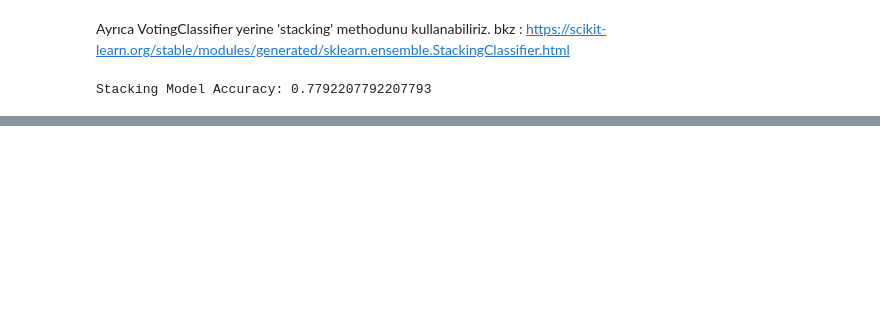
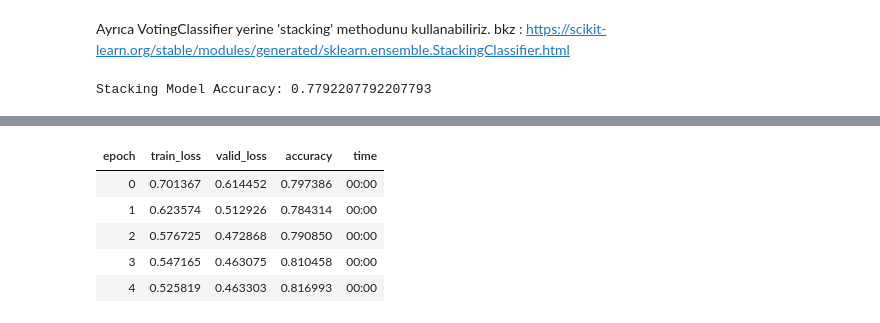
Before and after one commit to baranbingol1/ml-projects, a Jupyter notebook: Diyabet Veriseti Analiz ve Modelleme.ipynb, the cells around one changed output, grey strips where cells are left out. Saved outputs shown, nothing was run; the diff lists cells and outputs as text; code cells hidden in the pictures; blank space fills up the shorter version.

```diff
--- a/Diyabet Veriseti Analiz ve Modelleme.ipynb
+++ b/Diyabet Veriseti Analiz ve Modelleme.ipynb
@@ -453,0 +485,12 @@ plt.title('Gradient Boosting Classifier Öznitelik Önemleri');
+# %%
+# derin öğrenme modeli
+learn = tabular_learner(dls, metrics=accuracy)
+# modeli eğitelim
+learn.fit_one_cycle(5)
+# %% [output]
+| epoch | train_loss | valid_loss | accuracy | time |
+| 0 | 0.701367 | 0.614452 | 0.797386 | 00:00 |
+| 1 | 0.623574 | 0.512926 | 0.784314 | 00:00 |
+| 2 | 0.576725 | 0.472868 | 0.790850 | 00:00 |
+| 3 | 0.547165 | 0.463075 | 0.810458 | 00:00 |
+| 4 | 0.525819 | 0.463303 | 0.816993 | 00:00 |
```
Also changed, not shown: parts of 9 cells of this notebook.
